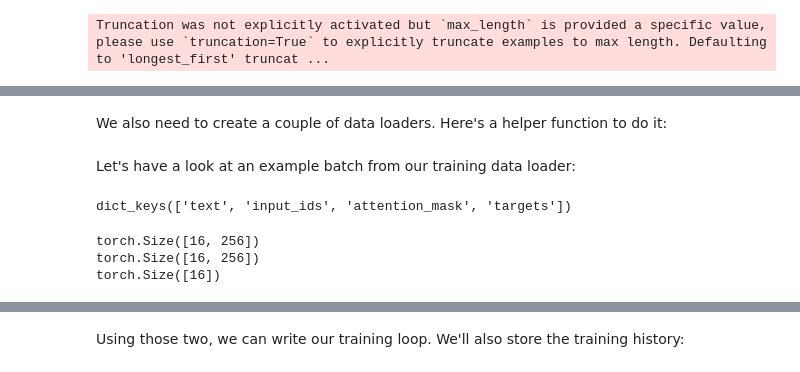
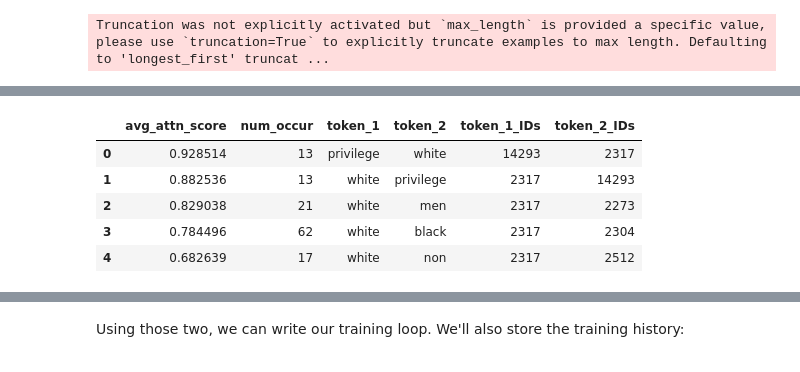
Before and after one commit to maksimstw/CS_4650_Hate_Speech_Detection, a Jupyter notebook: BERT_Hate_Speech_Detection.ipynb, the cells around one changed output, grey strips where cells are left out. Drawn from its saved outputs; the diff is of its cells as text; code cells hidden in the pictures.

```diff
--- a/BERT_Hate_Speech_Detection.ipynb
+++ b/BERT_Hate_Speech_Detection.ipynb
@@ -314,4 +160,13 @@ df_train.shape, df_val.shape, df_test.shape
-# %% [markdown]
-We also need to create a couple of data loaders. Here's a helper function to do it:
+# %%
+# shortcut_pairs = pd.read_csv('runs/02/pairs/stormfront_pairs_id.csv')
+shortcut_pairs = pd.read_csv('implicit_hate_shortcut_pairs.csv')
+shortcut_pairs.head()
+# %% [output]
+|  | avg_attn_score | num_occur | token_1 | token_2 | token_1_IDs | token_2_IDs |
+| 0 | 0.928514 | 13 | privilege | white | 14293 | 2317 |
+| 1 | 0.882536 | 13 | white | privilege | 2317 | 14293 |
+| 2 | 0.829038 | 21 | white | men | 2317 | 2273 |
+| 3 | 0.784496 | 62 | white | black | 2317 | 2304 |
+| 4 | 0.682639 | 17 | white | non | 2317 | 2512 |
 # %%
 def create_data_loader(df, tokenizer, max_len, batch_size):
@@ -334,18 +188,3 @@ BATCH_SIZE = 16
 train_data_loader = create_data_loader(df_train, tokenizer, MAX_LEN, BATCH_SIZE)
 val_data_loader = create_data_loader(df_val, tokenizer, MAX_LEN, BATCH_SIZE)
 test_data_loader = create_data_loader(df_test, tokenizer, MAX_LEN, BATCH_SIZE)
-# %% [markdown]
-Let's have a look at an example batch from our training data loader:
-# %%
-data = next(iter(train_data_loader))
-data.keys()
-# %% [output]
-dict_keys(['text', 'input_ids', 'attention_mask', 'targets'])
-# %%
-print(data['input_ids'].shape)
-print(data['attention_mask'].shape)
-print(data['targets'].shape)
-# %% [output]
-torch.Size([16, 256])
-torch.Size([16, 256])
-torch.Size([16])
```
Also changed, not shown: parts of 111 cells of this notebook, 2 other files.
